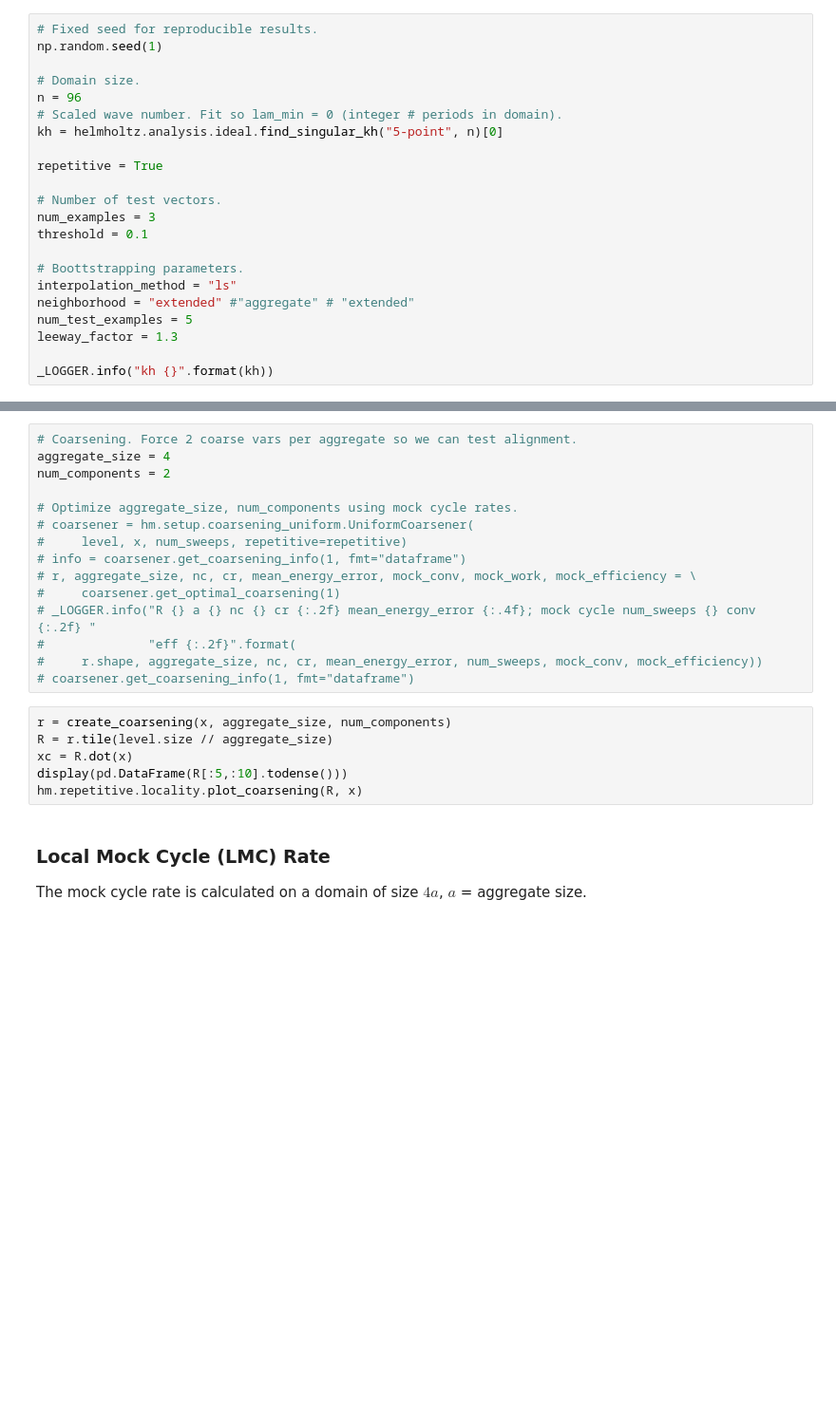
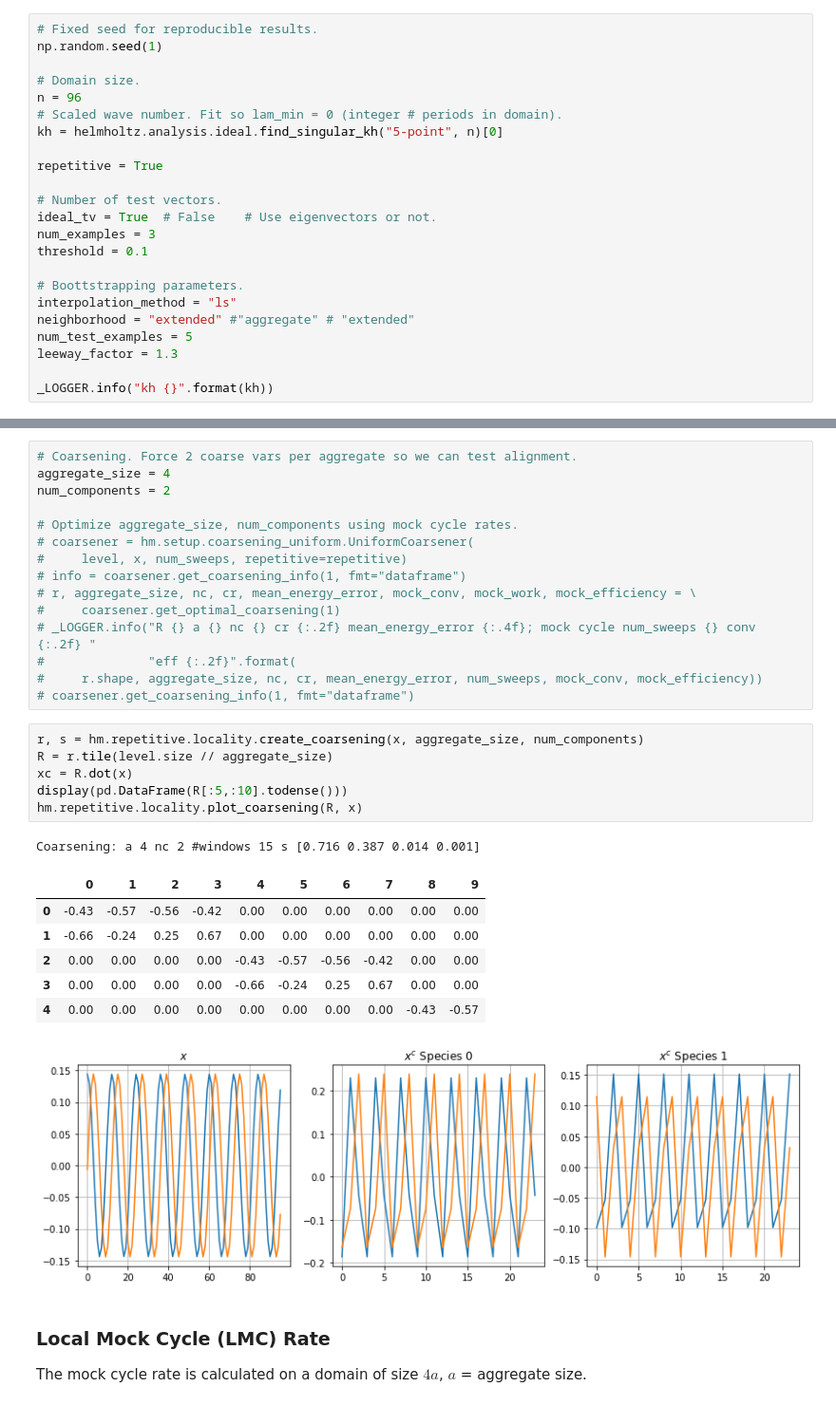
Before and after one commit to 436ahsan/Helmholtz, a Jupyter notebook: notebooks/multilevel_repetitive_local.ipynb, the cells around one changed output, grey strips where cells are left out. Shown at 95% size. Drawn from its saved outputs; the diff is of its cells as text; blank space fills up the shorter version.

```diff
--- a/notebooks/multilevel_repetitive_local.ipynb
+++ b/notebooks/multilevel_repetitive_local.ipynb
@@ -21,6 +18,7 @@ kh = helmholtz.analysis.ideal.find_singular_kh("5-point", n)[0]
 repetitive = True
 
 # Number of test vectors.
+ideal_tv = True  # False    # Use eigenvectors or not.
 num_examples = 3
 threshold = 0.1
 
@@ -78,11 +102,20 @@ num_components = 2
 #     r.shape, aggregate_size, nc, cr, mean_energy_error, num_sweeps, mock_conv, mock_efficiency))
 # coarsener.get_coarsening_info(1, fmt="dataframe")
 # %%
-r = create_coarsening(x, aggregate_size, num_components)
+r, s = hm.repetitive.locality.create_coarsening(x, aggregate_size, num_components)
 R = r.tile(level.size // aggregate_size)
 xc = R.dot(x)
 display(pd.DataFrame(R[:5,:10].todense()))
 hm.repetitive.locality.plot_coarsening(R, x)
+# %% [output]
+Coarsening: a 4 nc 2 #windows 15 s [0.716 0.387 0.014 0.001]
+|  | 0 | 1 | 2 | 3 | 4 | 5 | 6 | 7 | 8 | 9 |
+| 0 | -0.43 | -0.57 | -0.56 | -0.42 | 0.00 | 0.00 | 0.00 | 0.00 | 0.00 | 0.00 |
+| 1 | -0.66 | -0.24 | 0.25 | 0.67 | 0.00 | 0.00 | 0.00 | 0.00 | 0.00 | 0.00 |
+| 2 | 0.00 | 0.00 | 0.00 | 0.00 | -0.43 | -0.57 | -0.56 | -0.42 | 0.00 | 0.00 |
+| 3 | 0.00 | 0.00 | 0.00 | 0.00 | -0.66 | -0.24 | 0.25 | 0.67 | 0.00 | 0.00 |
+| 4 | 0.00 | 0.00 | 0.00 | 0.00 | 0.00 | 0.00 | 0.00 | 0.00 | -0.43 | -0.57 |
+[figure, added]
 # %% [markdown]
 ### Local Mock Cycle (LMC) Rate
 The mock cycle rate is calculated on a domain of size $4 a$, $a$ = aggregate size.
```
Also changed, not shown: parts of 44 cells of this notebook, 3 other files.
